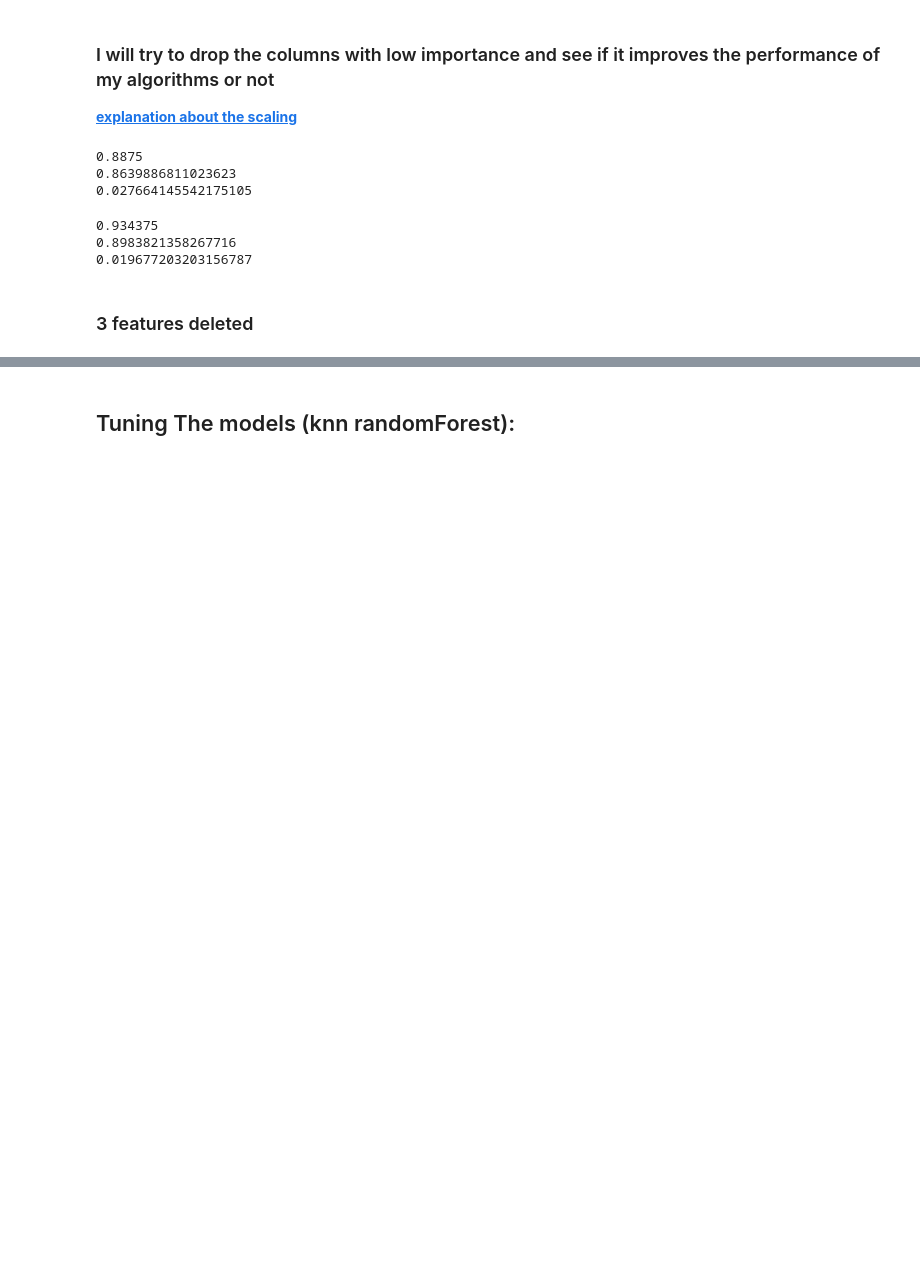
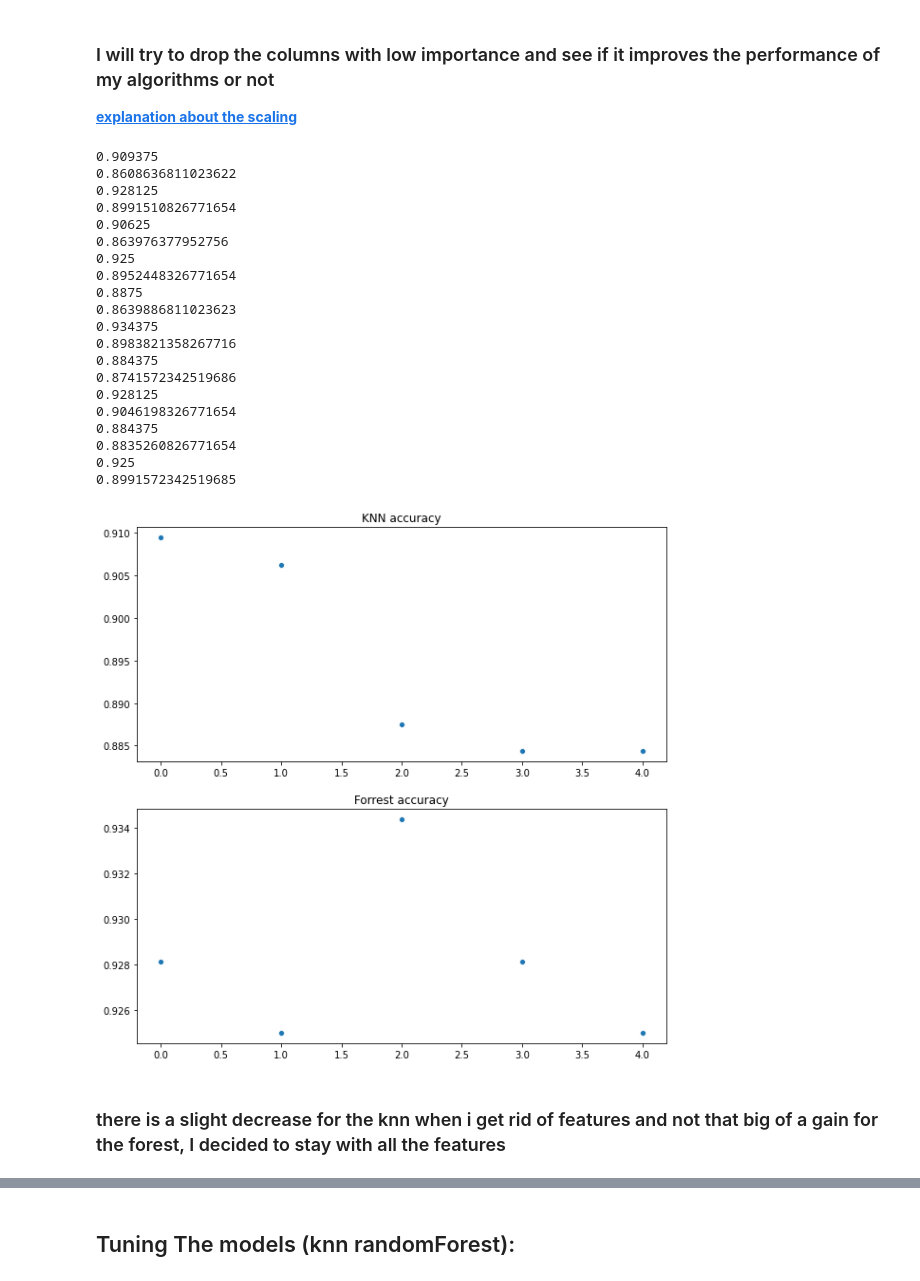
Before and after one commit to EitanKats/data-science-project-sem-a, a Jupyter notebook: Classification.ipynb, the cells around one changed output, grey strips where cells are left out. Cells and saved outputs as stored; diff of their text form; code cells hidden in the pictures; blank space fills up the shorter version.

Commit message:
alot of code cleanup and some interesting plots to see if feature removal helps accuracy

```diff
--- a/Classification.ipynb
+++ b/Classification.ipynb
@@ -234,7 +234,10 @@ print(forest_score.std())
 # %% [markdown]
 # wanted to see the feature importance so that i can optimize the data for the algorithm
 # %%
-importance_df = pd.DataFrame(list(zip(list(wines_without_target.columns),forest_cls.feature_importances_)), columns = ['feature_name', 'importance'])
+importance_df = pd.DataFrame(list(zip(list(wines_without_target.columns),forest_cls.feature_importances_)),
+                             columns = ['feature_name', 'importance'])
 
-importance_df.sort_values(by=['importance'])
+print(importance_df.sort_values(by=['importance']))
+
+sorted_by_importance = importance_df.sort_values(by=['importance'])["feature_name"].array
 # %% [output]
@@ -276,7 +279,55 @@ def check_classifier_scores(x_train,y_train, classifier):
 
     print(accuracy_score(y_test,prediction_on_test))
 
-    forest_score = cross_val_score(estimator = classifier, X = x_train, y = y_train, cv = 10, scoring='accuracy')
-    print(forest_score.mean())
-    print(forest_score.std())
+    classifier_scores = cross_val_score(estimator = classifier, X = x_train, y = y_train, cv = 10, scoring='accuracy')
+    print(classifier_scores.mean())
+
+    return accuracy_score(y_test,prediction_on_test)
+# %%
+fig, (ax1, ax2) = plt.subplots(2, 1)
+fig.set_size_inches(10, 10)
+
+features_removed = []
+forest_scores = []
+knn_scores = []
+
+
+for idx in range(int (len(sorted_by_importance)/2)):
+    features_to_remove = sorted_by_importance[:idx]
+    features_removed.append(idx)
+    x_train, x_test, y_train, y_test = create_splits_without_features(features_to_remove)
+    knn_scores.append(check_classifier_scores(x_train,y_train, classifier=KNeighborsClassifier()))
+    forest_scores.append(check_classifier_scores(x_train,y_train, classifier=RandomForestClassifier()))
+
+
+sns.scatterplot(features_removed,knn_scores,ax=ax1)
+ax1.set_title("KNN accuracy")
+sns.scatterplot(features_removed,forest_scores, ax=ax2)
+ax2.set_title("Forrest accuracy")
+plt.show()
+# %% [output]
+0.909375
+0.8608636811023622
+0.928125
+0.8991510826771654
+0.90625
+0.863976377952756
+0.925
+0.8952448326771654
+0.8875
+0.8639886811023623
+0.934375
+0.8983821358267716
+0.884375
+0.8741572342519686
+0.928125
+0.9046198326771654
+0.884375
+0.8835260826771654
+0.925
+0.8991572342519685
+[figure, added]
+# %% [markdown]
+
+<h3>there is a slight decrease for the knn when i get rid of features and not that big of a gain for the forest, I decided to stay with all the features</h3>
 # %%
@@ -284,14 +334,0 @@ x_train, x_test, y_train, y_test = create_splits_without_features(['pH','free su
-# %%
-check_classifier_scores(x_train,y_train, classifier=KNeighborsClassifier())
-# %% [output]
-0.8875
-0.8639886811023623
-0.027664145542175105
-# %%
-check_classifier_scores(x_train,y_train, classifier=RandomForestClassifier())
-# %% [output]
-0.934375
-0.8983821358267716
-0.019677203203156787
-# %% [markdown]
-<h3>3 features deleted</h3>
```
Also changed, not shown: parts of 17 cells of this notebook.
